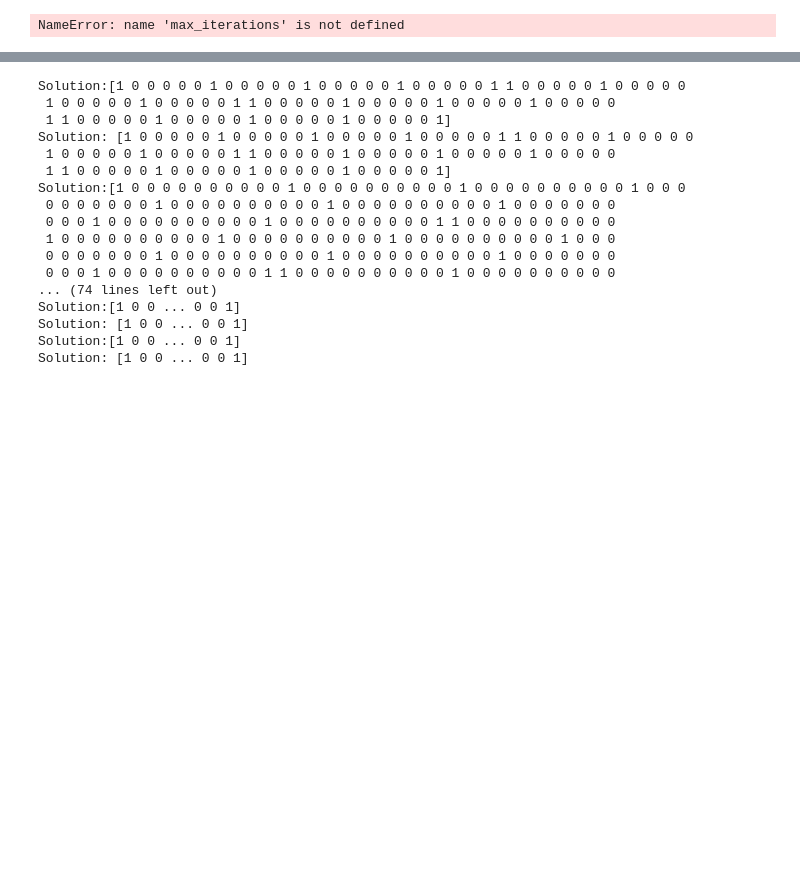
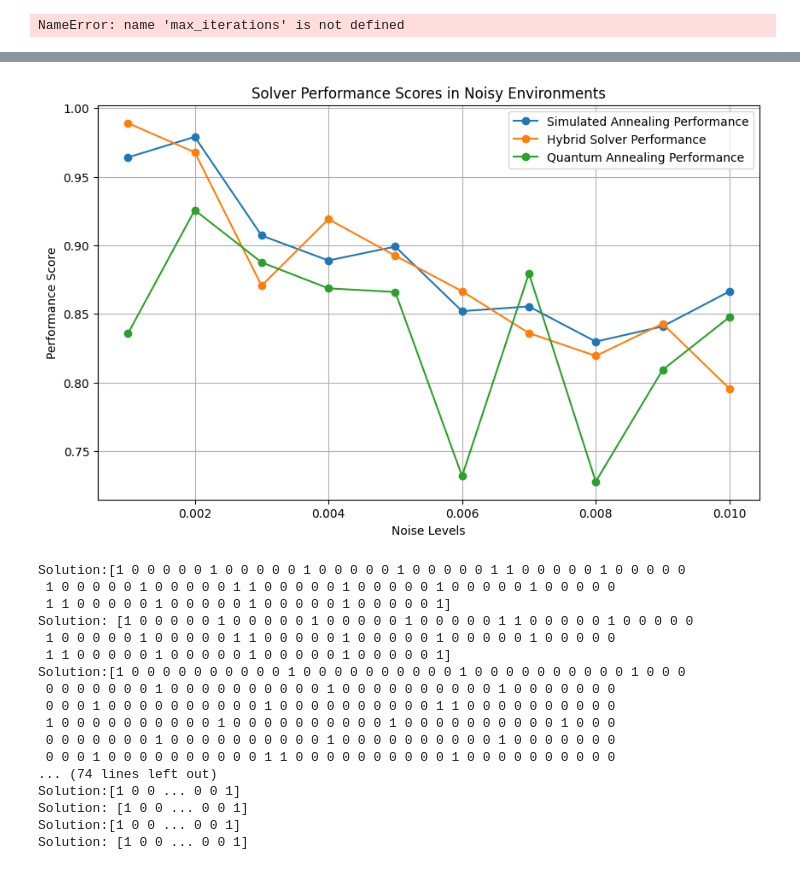
Before and after one commit to vitahehe/quantum-ocean-sdk, a Jupyter notebook: ENERGYCONVERGENCENOISE.ipynb, the cells around one changed output, grey strips where cells are left out. Saved outputs shown, nothing was run; the diff lists cells and outputs as text; code cells hidden in the pictures; blank space fills up the shorter version.

```diff
--- a/ENERGYCONVERGENCENOISE.ipynb
+++ b/ENERGYCONVERGENCENOISE.ipynb
@@ -524,3 +624,63 @@ Solution:[1 0 0 0 0 0 0 0 0 0 0 0 1 0 0 0 0 0 0 0 0 0 0 0 0 0 0 1 0 0 0 1 0 0 0
+# %%
+import numpy as np
+import matplotlib.pyplot as plt
+
+# Data
+noise_levels = np.array([0.001, 0.002, 0.003, 0.004, 0.005, 0.006, 0.007, 0.008, 0.009, 0.01])
+sa_accuracy = np.array([1.0, 0.9795918367346939, 0.8673469387755102, 0.8418367346938775,
+                        0.8979591836734694, 0.8673469387755102, 0.7959183673469388,
+                        0.7704081632653061, 0.7959183673469388, 0.8112244897959183])
+sa_runtime = np.array([0.5221836566925049, 0.470078706741333, 0.45967817306518555, 0.46018099784851074,
+                       0.5098297595977783, 0.5632050037384033, 0.46230316162109375, 0.4747166633605957,
+                       0.48601317405700684, 0.461961030960083])
+hs_accuracy = np.array([1.0, 0.9540816326530612, 0.8979591836734694, 0.9030612244897959,
+                        0.8673469387755102, 0.8418367346938775, 0.8010204081632653,
+                        0.8316326530612245, 0.7806122448979592, 0.8214285714285714])
+hs_runtime = np.array([10.167665958404541, 9.800376653671265, 12.148946762084961, 10.247549295425415,
+                       10.305114269256592, 10.60526180267334, 10.679672956466675, 12.39390516281128,
+                       9.919597864151001, 13.329343795776367])
+qa_accuracy = np.array([0.9846938775510204, 0.9795918367346939, 0.8877551020408163, 0.9030612244897959,
+                        0.8316326530612245, 0.8112244897959183, 0.8163265306122449,
+                        0.7704081632653061, 0.7806122448979592, 0.7704081632653061])
+qa_runtime = np.array([14.854636669158936, 8.782946586608887, 7.852715492248535, 8.88581657409668,
+                       7.329554319381714, 12.988264560699463, 6.7305238246917725, 11.186258554458618,
+                       7.921636343002319, 6.7135748863220215])
+
+# Normalize metrics
+accuracy_normalized = {
+    "Simulated Annealing": sa_accuracy / np.max(sa_accuracy),
+    "Hybrid Solver": hs_accuracy / np.max(hs_accuracy),
+    "Quantum Annealing": qa_accuracy / np.max(qa_accuracy),
+}
+
+runtime_normalized = {
+    "Simulated Annealing": np.min(sa_runtime) / sa_runtime,  # Inverse to make lower runtime better
+    "Hybrid Solver": np.min(hs_runtime) / hs_runtime,
+    "Quantum Annealing": np.min(qa_runtime) / qa_runtime,
+}
+
+# Performance score (weighted average)
+alpha, beta = 0.7, 0.3  # Weights: prioritize accuracy over runtime
+performance_scores = {
+    solver: alpha * accuracy + beta * runtime
+    for solver, (accuracy, runtime) in zip(
+        accuracy_normalized.keys(), zip(accuracy_normalized.values(), runtime_normalized.values())
+    )
+}
+
+# Plot Performance Scores
+plt.figure(figsize=(10, 6))
+for solver, scores in performance_scores.items():
+    plt.plot(noise_levels, scores, label=f"{solver} Performance", marker="o")
+
+plt.xlabel("Noise Levels")
+plt.ylabel("Performance Score")
+plt.title("Solver Performance Scores in Noisy Environments")
+plt.legend()
+plt.grid(True)
+plt.show()
+# %% [output]
+[figure, added]
 # %%
 import numpy as np
 import pandas as pd
```
Also changed, not shown: parts of 5 cells of this notebook, 4 other files.
